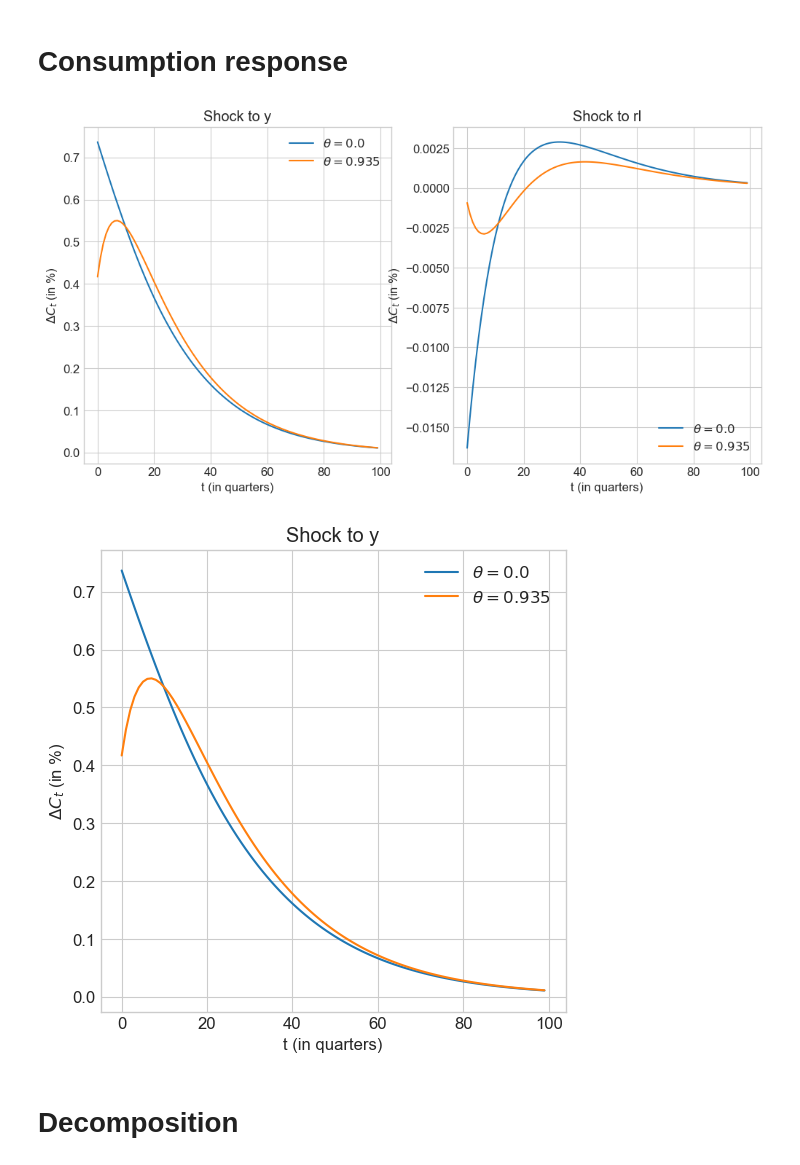
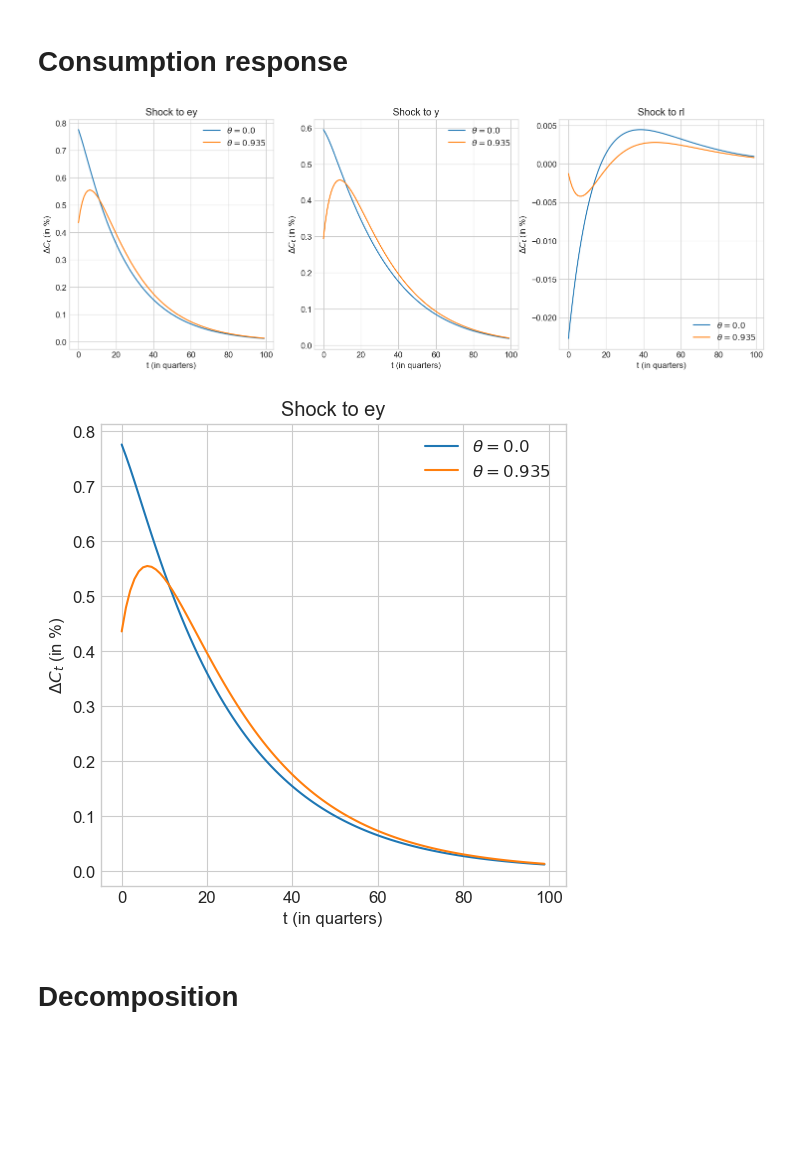
Before and after one commit to YanWin/StickyInformationHANK, a Jupyter notebook: notebooks/Replication_Notebooks/MPC_iMPC_matching.ipynb, the cells around one changed output. Cells and saved outputs as stored; diff of their text form; code cells hidden in the pictures; blank space fills up the shorter version.

```diff
--- a/notebooks/Replication_Notebooks/MPC_iMPC_matching.ipynb
+++ b/notebooks/Replication_Notebooks/MPC_iMPC_matching.ipynb
@@ -26,8 +26,9 @@ Analysis about the interaction of sticky information and the consumption respons
 
 (a) Maybe partial equilibrium decomposition first?
 # %%
-model = HAsimpleModel.HAsimpleModelClass()
+model = HAsimpleModel.HAsimpleModelClass(par={'beta_mean': 0.9923})
 model.find_ss()
 model._compute_jac_hh()
+print(f'beta: {model.par.beta_mean}')
 print(f'annualized beta: {model.par.beta_mean**4}')
 # %% [output]
@@ -54,0 +81,9 @@ Text(0.5, 0, 'years')
+# %%
+fig = plt.figure()
+ax = fig.add_subplot()
+ax.scatter(np.arange(6), MPCs_data, label='Data')
+ax.plot(np.arange(6), MPCs_model, label='Model (income shock)')
+ax.plot(np.arange(6), MPCs_model_ey, label='Model (transfer shock)')
+ax.set_ylabel("MPC")
+ax.set_xlabel('years')
+ax.legend()
@@ -156,26 +194,26 @@ def decompose_PE(ax, model, output_input, shock_series, ss_value, plot_periods):
 # %%
 model_list = [model, model_sticky]
 label_list = [f'$\\theta = {model_list[0].par.inattention}$', f'$\\theta = {model_list[1].par.inattention}$']
 
 compare_outputs = ['C_hh']
-compare_inputs = ['y', 'rl']
+compare_inputs = ['ey', 'y', 'rl']
 
 plot_periods = 100 # model.par.T
 
 # 1 % jump in income
 ss = model_sticky.ss
 
-shocks_jump = [0.01 * ss.y, 0.01 * abs(ss.rl)]
+shocks_jump = [0.01 * ss.y, 0.01 * ss.y, 0.01 * abs(ss.rl)]
 shocks_rho = [0.95, 0.95, 0.95]
 # shocks_jump = [0.01 * (1 - ss.tau) * ss.wN, -0.01 * ss.tau, 0.01*ss.wN, 0.01 * abs(ss.rl), 0.01 * ss.ra]
 # shocks_rho =[0.966, 0.966, 0.966, 0.966, 0.966]
 
 fig = plot_PE_hh(model_list, label_list, compare_outputs, compare_inputs, plot_periods, shocks_jump, shocks_rho)
 # fig = plotter_PE(fig, [model], ['no intertemp'], compare_outputs, compare_inputs, plot_periods, shocks_jump, shocks_rho, decompose=True)
 # %% [output]
-[figure, old version]
+[figure, new version]
 # %%
-compare_inputs = ['y']
+compare_inputs = ['ey']
 
 plot_periods = 100 # model.par.T
 
@@ -184,7 +222,7 @@ ss = model_sticky.ss
 
 fig = plot_PE_hh(model_list, label_list, compare_outputs, compare_inputs, plot_periods, shocks_jump, shocks_rho)
 # %% [output]
-[figure, old version]
+[figure, new version]
 # %% [markdown]
 # Decomposition
 # %%
```
Also changed, not shown: parts of 28 cells of this notebook, 11 other files.
